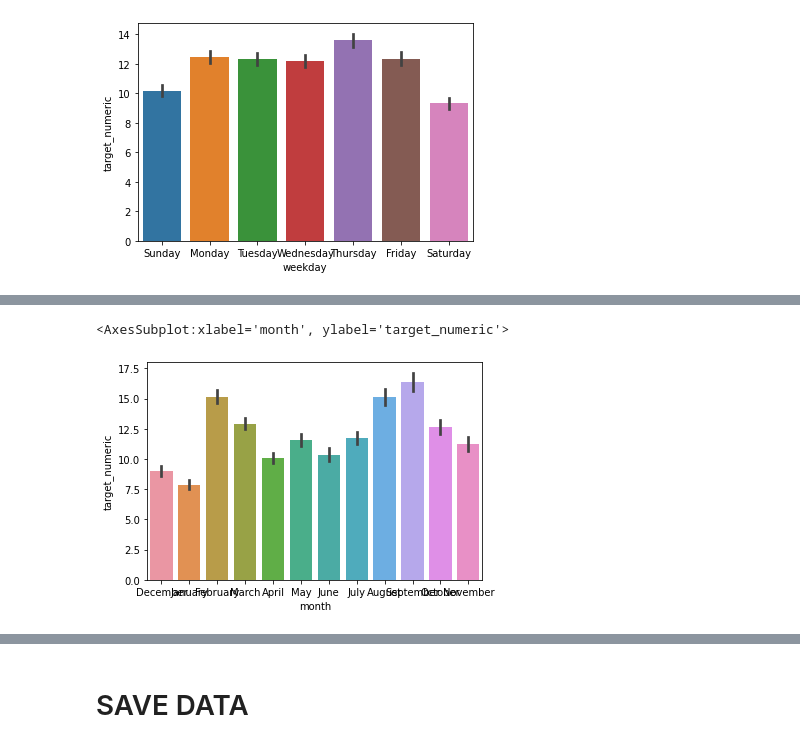
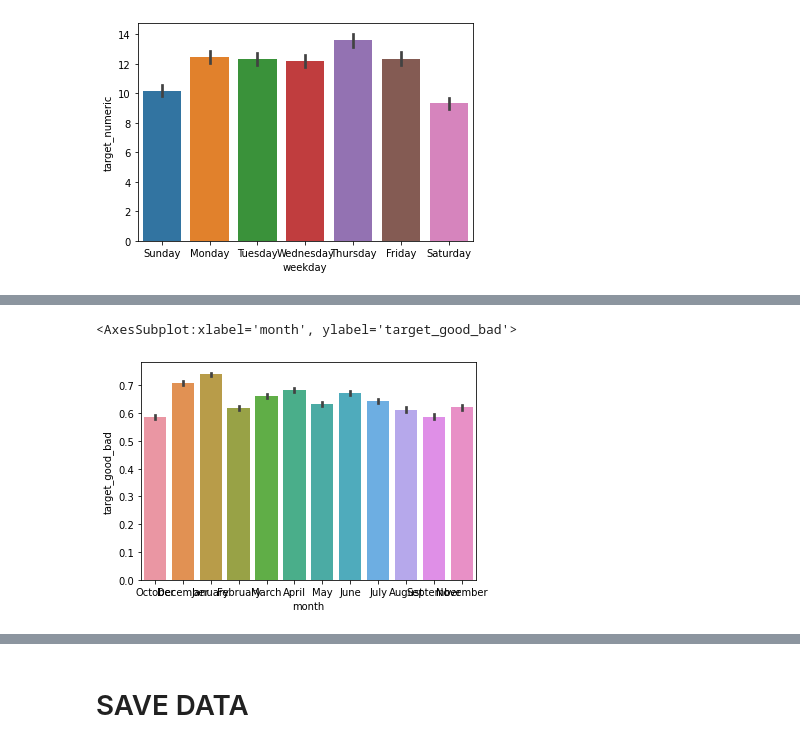
Before and after one commit to Good-Train-Bad-Train/gtbt, a Jupyter notebook: notebooks/marie_cleaning_processing_legs.ipynb, the cells around one changed output, grey strips where cells are left out. Cells and saved outputs as stored; diff of their text form; code cells hidden in the pictures.

Commit message:
data processing, weather advanced

```diff
--- a/notebooks/marie_cleaning_processing_legs.ipynb
+++ b/notebooks/marie_cleaning_processing_legs.ipynb
@@ -180,13 +175,11 @@ journeys_long = journeys_long[['key_ID',
  'leg', 'train', 'origin', 'destination', 'start', 'end','duration',
  'date', 'month','weekday']]
 
-
 def date_transformation(df, columns):
     for col in columns:
         df[col] = df[col].str.split('+', expand=True)[[0]]
         df[col] = pd.to_datetime(df[col])
     return df
-
 
 journeys_long = date_transformation(journeys_long, ['journey_start', 'journey_end']) #, 'start', 'end'])
 journeys_long['month'] = journeys_long['journey_start'].dt.month_name()
@@ -218,6 +211,8 @@ for index, row in ice_df.iterrows():
     data = df[df.city == row.destination_city]
     data = data[data['zugnr'].isin(row.train.split(','))]
     data['trip'] = row.trip
+    data['origin_city'] = row.origin_city
+    data['destination_city'] = row.destination_city
     df_list.append(data)
 
 df = pd.concat(df_list, ignore_index = True)
@@ -357,6 +361,7 @@ df['target_good_bad'] = df['target_good_bad'].str.replace('medium delay','bad tr
 df['target_good_bad'] = df['target_good_bad'].str.replace('on time','good train')
 df['target_good_bad'] = df['target_good_bad'].str.replace('small delay','good train')
 
+df['target_good_bad'] = df['target_good_bad'] == 'good train'
 
 #value counts of target:
 #on time                  67336
@@ -373,9 +378,15 @@ df['target_numeric'] = np.where(df['target_numeric'] == -1, 120, df['target_nume
 df['target_numeric'] = np.where(df['target_numeric'] > 120, 120, df['target_numeric'])
 #sns.boxplot(df['target_numeric'])
 
-
-
 ##Add summarized delay of each train number
 df['target_numeric'] = df['adelay']
 df['target_numeric'] = np.where(df['target_numeric'] == -1, 120, df['target_numeric'])
 df['target_numeric'] = np.where(df['target_numeric'] > 120, 120, df['target_numeric'])
+# %%
+mean_delay_ices = df[['zugnr','target_numeric']].groupby('zugnr').mean('target_numeric').reset_index()
+mean_delay_ices.columns = ['zugnr', 'mean_delay']
+median_delay_ices = df[['zugnr','target_numeric']].groupby('zugnr').median('target_numeric').reset_index()
+median_delay_ices.columns = ['zugnr', 'median_delay']
+
+df = df.merge(mean_delay_ices, how='left', left_on='zugnr', right_on='zugnr')
+df = df.merge(median_delay_ices, how='left', left_on='zugnr', right_on='zugnr')
@@ -389,5 +427,5 @@ sns.barplot(x= df.weekday, y=df.target_numeric)
 # %%
-sns.barplot(x= df.month, y=df.target_numeric)
+sns.barplot(x= df.month, y=df.target_good_bad)
 # %% [output]
-<AxesSubplot:xlabel='month', ylabel='target_numeric'>
+<AxesSubplot:xlabel='month', ylabel='target_good_bad'>
-[figure, old version]
+[figure, new version]
```
Also changed, not shown: parts of 25 cells of this notebook, 1 other file.
